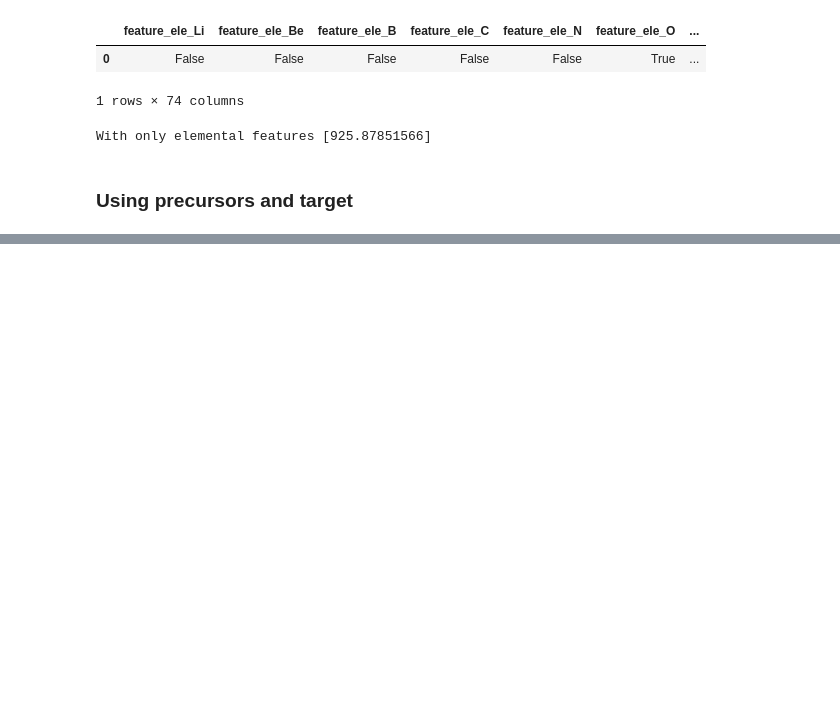
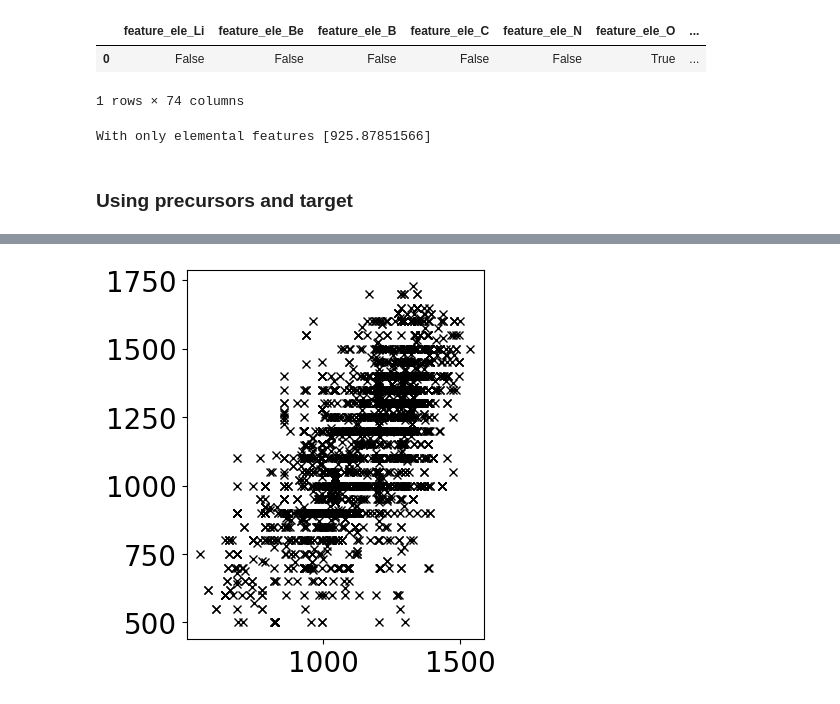
Before and after one commit to TRI-AMDD/synthesis_tutorial, a Jupyter notebook: notebooks/tutorial.ipynb, the cells around one changed output, grey strips where cells are left out. Cells and saved outputs as stored; diff of their text form; code cells hidden in the pictures; blank space fills up the shorter version.

```diff
--- a/notebooks/tutorial.ipynb
+++ b/notebooks/tutorial.ipynb
@@ -978,0 +1105,14 @@ recipe = """
+# %%
+melt_feature_labels = ['feature_exp_min_mp',
+        'feature_exp_max_mp',
+        'feature_exp_mean_mp',
+        'feature_exp_div_mp']
+# %%
+from s4.ml.wls import do_linear_model
+
+element_melt_model = do_linear_model(
+    data_frame=carb_oxi,
+    features=just_element_features + melt_feature_labels,
+    y_name='y_temperature',
+    do_wls=True, weights=1.0 / (1 + numpy.log(carb_oxi['meta_precursor_freq'].values)) ** 2,
+)
@@ -978,0 +1162,7 @@ recipe = """
+# %%
+plt.plot(element_melt_model.predict(carb_oxi), carb_oxi['y_temperature'], 'kx')
+
+plt.gca().set_aspect('equal')
+plt.show()
+# %% [output]
+[figure, added]
```
Also changed, not shown: parts of 20 cells of this notebook.
